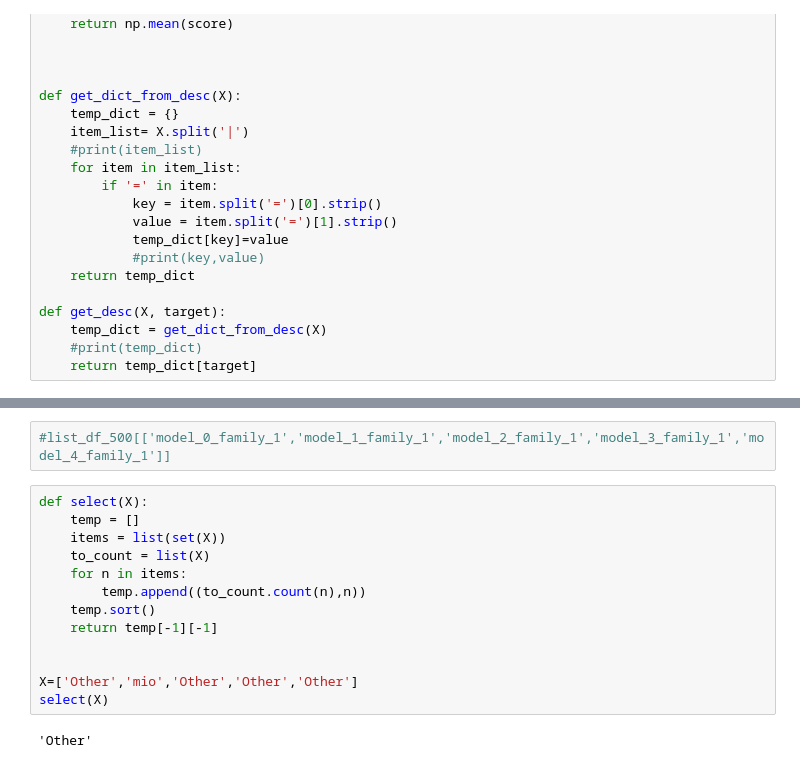
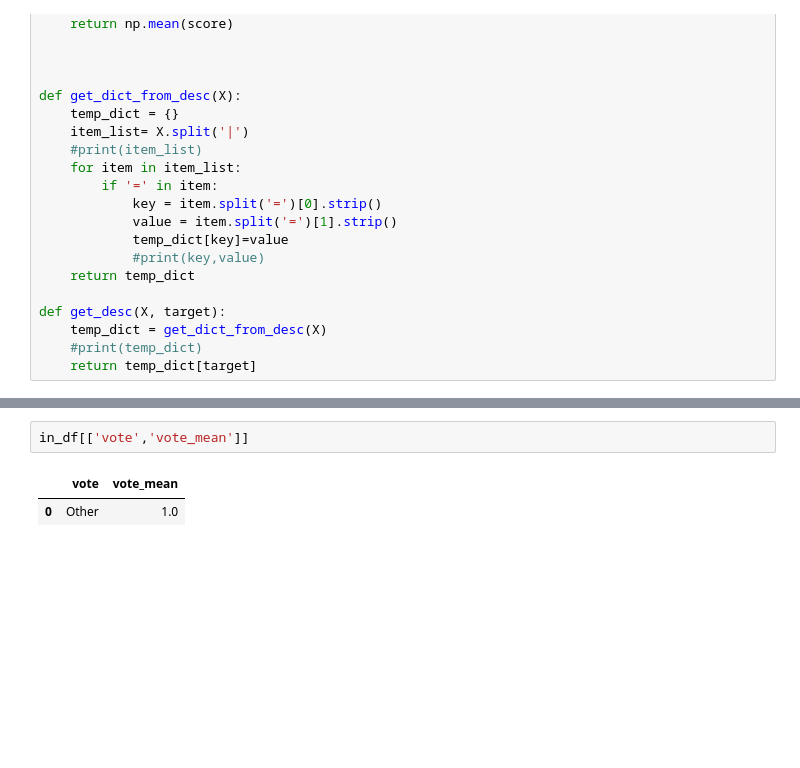
Before and after one commit to mtinti/colab_gt, a Jupyter notebook: predict_gt.ipynb, the cells around one changed output, grey strips where cells are left out. Saved outputs shown, nothing was run; the diff lists cells and outputs as text; blank space fills up the shorter version.

```diff
--- a/predict_gt.ipynb
+++ b/predict_gt.ipynb
@@ -852,17 +206,5 @@ Name: Tb927.9.16190:mRNA-p1, dtype: object
-# %%
-#list_df_500[['model_0_family_1','model_1_family_1','model_2_family_1','model_3_family_1','model_4_family_1']]
-# %%
-def select(X):
-    temp = []
-    items = list(set(X))
-    to_count = list(X)
-    for n in items:
-        temp.append((to_count.count(n),n))
-    temp.sort()
-    return temp[-1][-1]
-
-
-X=['Other','mio','Other','Other','Other']
-select(X)
-# %% [output]
-'Other'
+# %%
+in_df[['vote','vote_mean']]
+# %% [output]
+|  | vote | vote_mean |
+| 0 | Other | 1.0 |
```
Also changed, not shown: parts of 52 cells of this notebook.
